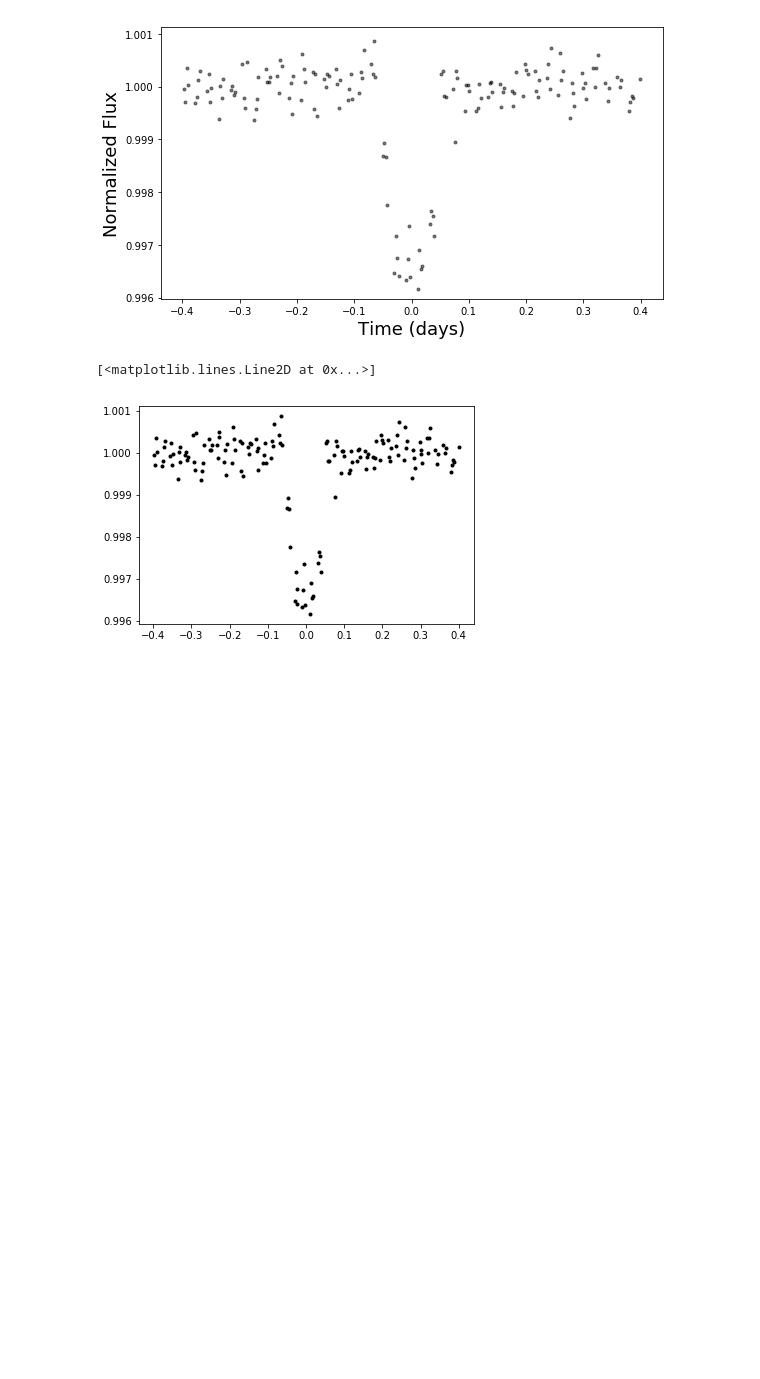
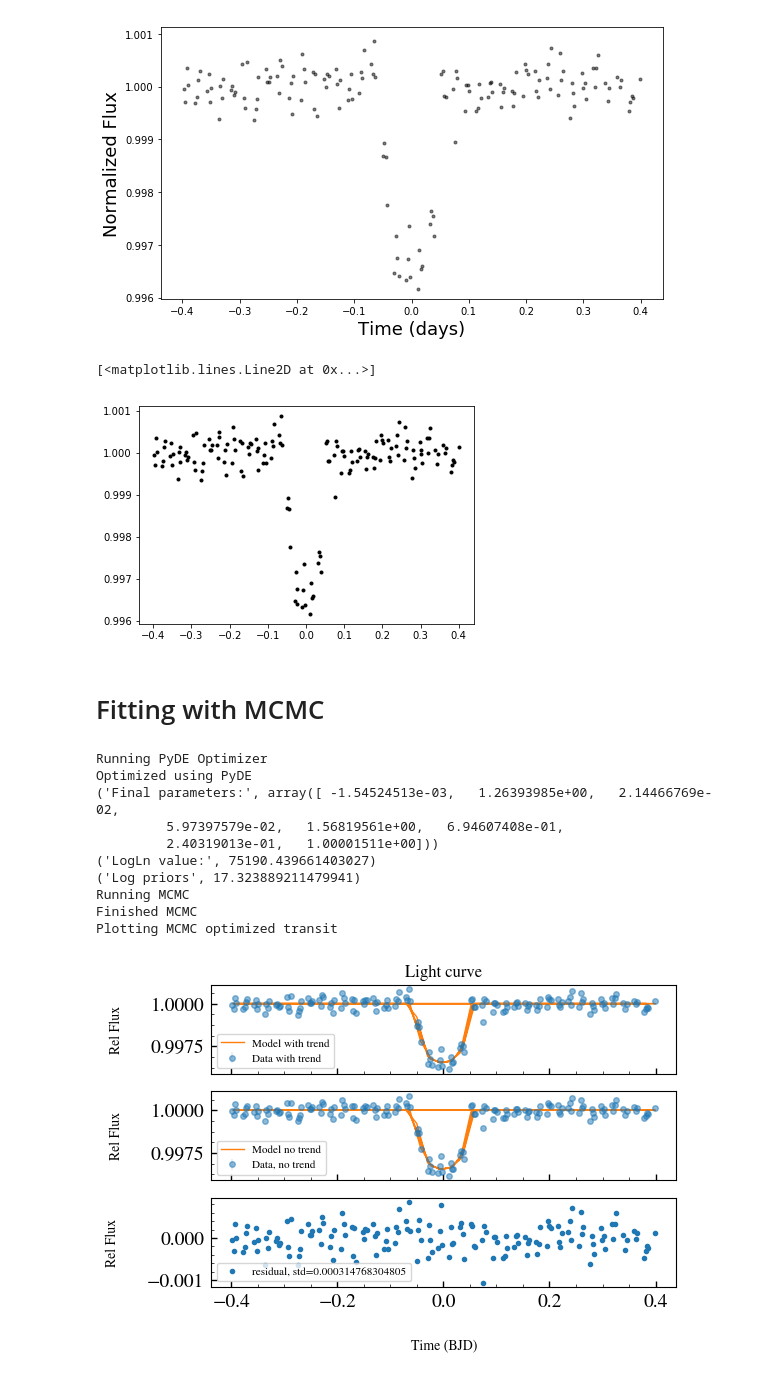
Before and after one commit to gummiks/transitMCMC, a Jupyter notebook: notebooks/Fitting Transits With MCMC.ipynb, the cells around one changed output. Cells and saved outputs as stored; diff of their text form; code cells hidden in the pictures; blank space fills up the shorter version.

Commit message:
add mcmc

```diff
--- a/notebooks/Fitting Transits With MCMC.ipynb
+++ b/notebooks/Fitting Transits With MCMC.ipynb
@@ -54,0 +76,2 @@ sta
+# %% [markdown]
+# Fitting with MCMC
@@ -54,0 +235,21 @@ sta
+# %%
+# Initialize an instance of the Transit Fitter Class, using the LPFunction as defined above
+TF = tf.TransitFit(LPFunction,convergence_diagnostics=False)
+# %%
+# Call the transit fitter.
+# It does two main things:
+# 1. Do an initial global optimization using PyDE
+# 2. Do an MCMC run around the global minimum
+TF()
+# %% [output]
+Running PyDE Optimizer
+Optimized using PyDE
+('Final parameters:', array([ -1.54524513e-03,   1.26393985e+00,   2.14466769e-02,
+         5.97397579e-02,   1.56819561e+00,   6.94607408e-01,
+         2.40319013e-01,   1.00001511e+00]))
+('LogLn value:', 75190.439661403027)
+('Log priors', 17.323889211479941)
+Running MCMC
+Finished MCMC
+Plotting MCMC optimized transit
+[figure, added]
```
Also changed, not shown: parts of 12 cells of this notebook, 4 other files.
